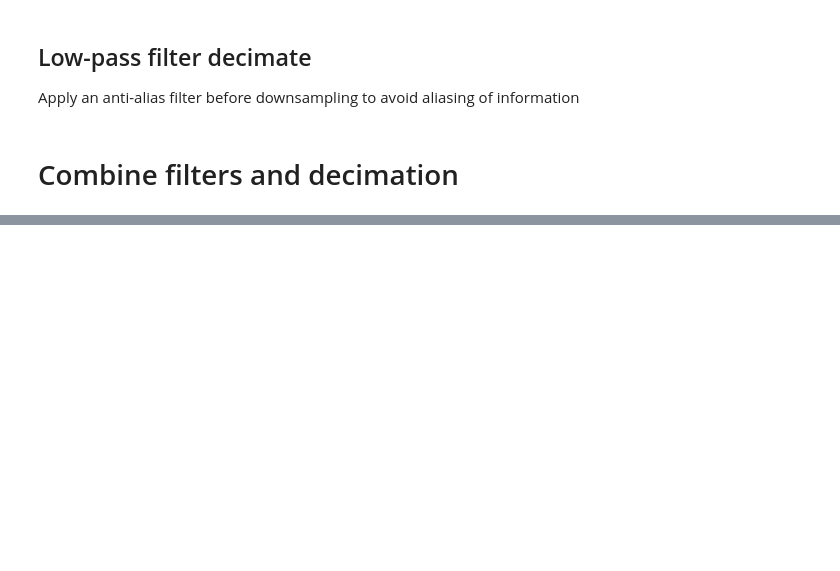
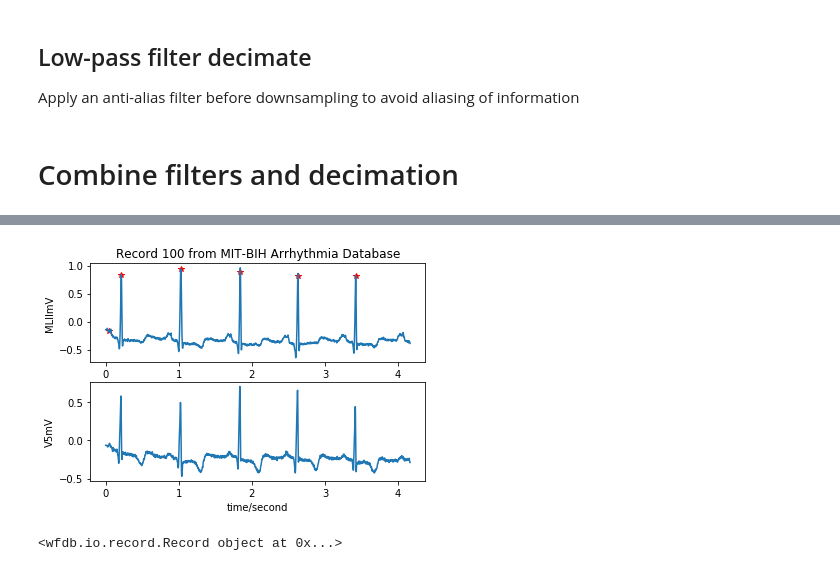
Before and after one commit to ucb-ee290c/fa18-wellness-monitor, a Jupyter notebook: scripts/wavelets/wavelet_transform.ipynb, the cells around one changed output, grey strips where cells are left out. Cells and saved outputs as stored; diff of their text form; code cells hidden in the pictures; blank space fills up the shorter version.

Commit message:
Gather heartbeat data from MIT dataset, import data using custom wfdb package

```diff
--- a/scripts/wavelets/wavelet_transform.ipynb
+++ b/scripts/wavelets/wavelet_transform.ipynb
@@ -451,0 +433,15 @@ Wavelet haar
+# %%
+# Demo 5 - Read a WFDB record and annotation. Plot all channels, and the annotation on top of channel 0.
+record = wfdb.rdrecord('./heartbeat_dataset/100', sampto = 1500)
+annotation = wfdb.rdann('./heartbeat_dataset/100', 'atr', sampto = 1500)
+
+wfdb.plot_wfdb(record=record, annotation=annotation,
+               title='Record 100 from MIT-BIH Arrhythmia Database',
+               time_units='seconds')
+
+heartbeat_sample_rate = 360
+
+print(record)
+# %% [output]
+[figure, added]
+<wfdb.io.record.Record object at 0x...>
```
Also changed, not shown: parts of 14 cells of this notebook, 4 other files.
